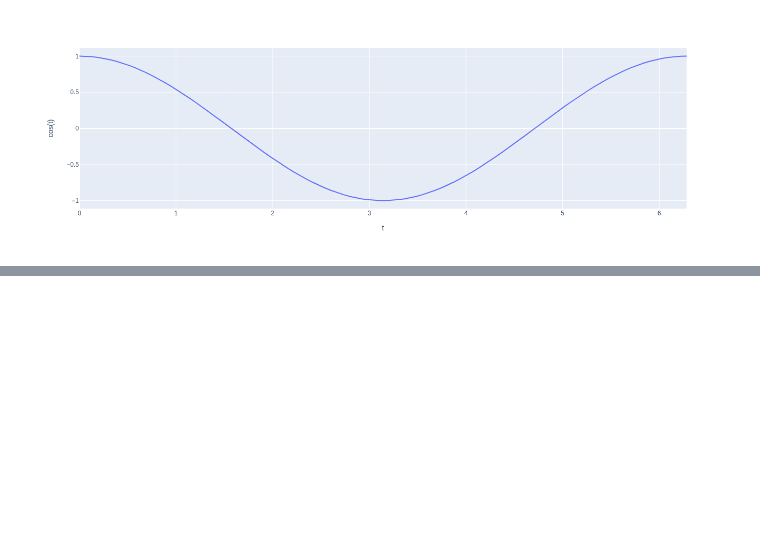
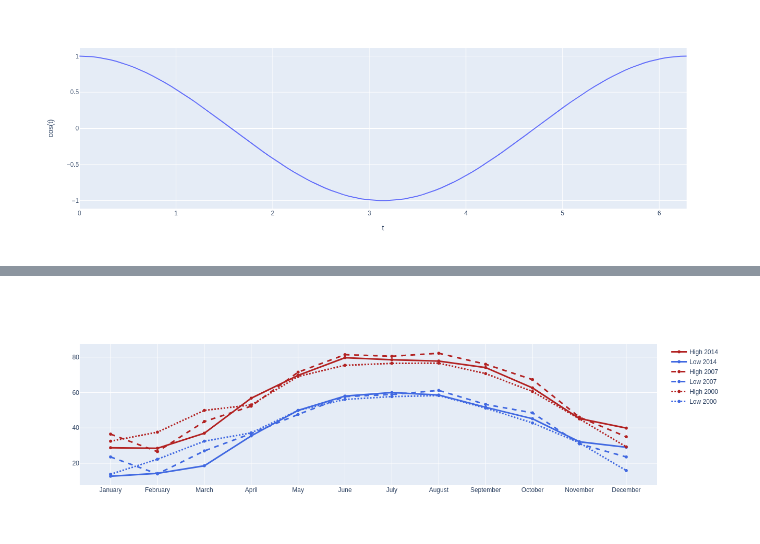
Before and after one commit to arthur-yatsun/machine_learning, a Jupyter notebook: data_visualization/plotly/basic_charts/02_line_plots.ipynb, the cells around one changed output, grey strips where cells are left out. Saved outputs shown, nothing was run; the diff lists cells and outputs as text; code cells hidden in the pictures; blank space fills up the shorter version.

```diff
--- a/data_visualization/plotly/basic_charts/02_line_plots.ipynb
+++ b/data_visualization/plotly/basic_charts/02_line_plots.ipynb
@@ -11,0 +26,23 @@ fig
+# %%
+month = ['January', 'February', 'March', 'April', 'May', 'June', 'July', 'August', 'September', 'October', 'November', 'December']
+
+high_2000 = [32.5, 37.6, 49.9, 53.0, 69.1, 75.4, 76.5, 76.6, 70.7, 60.6, 45.1, 29.3]
+low_2000 = [13.8, 22.3, 32.5, 37.2, 49.9, 56.1, 57.7, 58.3, 51.2, 42.8, 31.6, 15.9]
+high_2007 = [36.5, 26.6, 43.6, 52.3, 71.5, 81.4, 80.5, 82.2, 76.0, 67.3, 46.1, 35.0]
+low_2007 = [23.6, 14.0, 27.0, 36.8, 47.6, 57.7, 58.9, 61.2, 53.3, 48.5, 31.0, 23.6]
+high_2014 = [28.8, 28.5, 37.0, 56.8, 69.7, 79.7, 78.5, 77.8, 74.1, 62.6, 45.3, 39.9]
+low_2014 = [12.7, 14.3, 18.6, 35.5, 49.9, 58.0, 60.0, 58.6, 51.7, 45.2, 32.2, 29.1]
+
+fig = go.Figure()
+fig.add_trace(go.Scatter(x=month, y=high_2014, name='High 2014', line=dict(color='firebrick', width=3)))
+fig.add_trace(go.Scatter(x=month, y=low_2014, name='Low 2014', line=dict(color='royalblue', width=3)))
+
+fig.add_trace(go.Scatter(x=month, y=high_2007, name='High 2007', line=dict(color='firebrick', width=3, dash='dash')))
+fig.add_trace(go.Scatter(x=month, y=low_2007, name='Low 2007', line=dict(color='royalblue', width=3, dash='dash')))
+
+fig.add_trace(go.Scatter(x=month, y=high_2000, name='High 2000', line=dict(color='firebrick', width=3, dash='dot')))
+fig.add_trace(go.Scatter(x=month, y=low_2000, name='Low 2000', line=dict(color='royalblue', width=3, dash='dot')))
+
+fig
+# %% [output]
+[figure, added]
```
Also changed, not shown: parts of 4 cells of this notebook.
